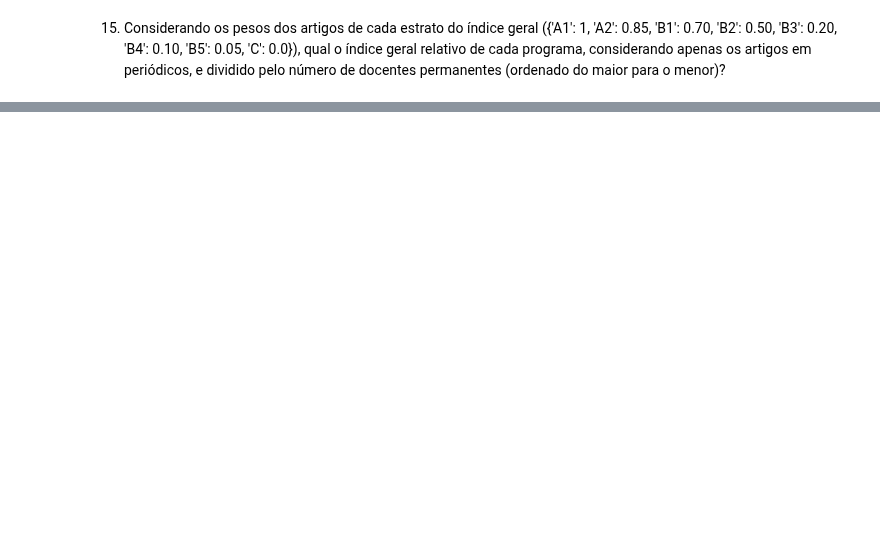
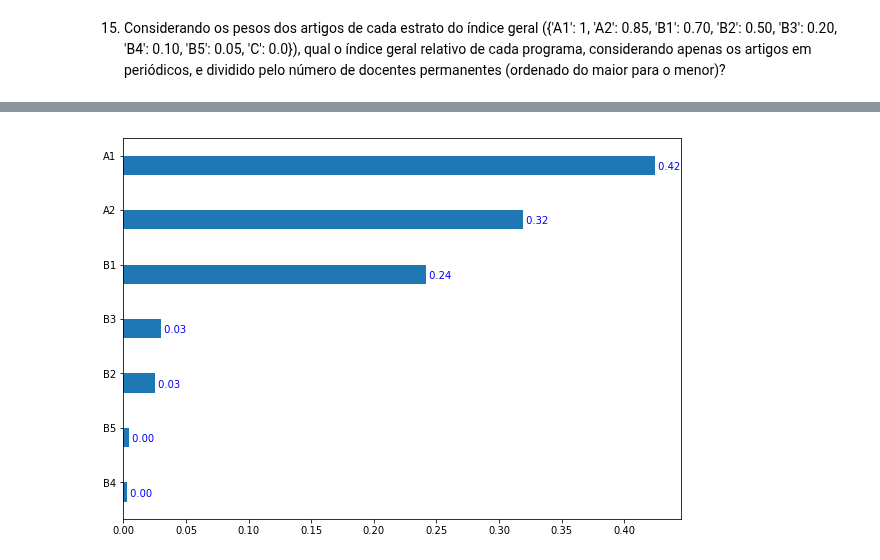
Before and after one commit to Pedalves/DataScience, a Jupyter notebook: CAPES/T1.1 Enunciado - Analise descritiva de dados de PG.ipynb, the cells around one changed output, grey strips where cells are left out. Drawn from its saved outputs; the diff is of its cells as text; code cells hidden in the pictures; blank space fills up the shorter version.

```diff
--- a/CAPES/T1.1 Enunciado - Analise descritiva de dados de PG.ipynb
+++ b/CAPES/T1.1 Enunciado - Analise descritiva de dados de PG.ipynb
@@ -1086,0 +1161,18 @@ pesos = {'A1': 1, 'A2': 0.85, 'B1': 0.70, 'B2': 0.50, 'B3': 0.20, 'B4': 0.10, 'B
+# %%
+# Obter lista de estratos da questao 13
+q15_estratos_df = pd.DataFrame( index = estratos.keys() , data=estratos  )
+q15_estratos_df.index.name = "IdxRestrito"
+
+# Merge
+q15_estratos_df = pd.merge( q15_estratos_df , q15_pesos_df , left_index = True , right_index = True )
+
+# Calculo do estrato ponderado
+q15_estratos_df['ponderado'] = q15_estratos_df['Estrato'] * q15_estratos_df['peso']
+
+# Calculo do ponderado por total docentes
+q15_estratos_df['fator'] = q15_estratos_df['ponderado'] / q14_docentes_qty
+
+# Ordenando
+q15_estratos_df = q15_estratos_df.sort_values('fator')
+
+q15_estratos_df
@@ -1086,0 +1189,29 @@ pesos = {'A1': 1, 'A2': 0.85, 'B1': 0.70, 'B2': 0.50, 'B3': 0.20, 'B4': 0.10, 'B
+# %%
+fig, ax = plt.subplots()
+
+width = 0.35
+
+ind = np.arange(len(q15_estratos_df.index))
+
+plt1 = ax.barh(ind-width/2, q15_estratos_df.fator, width)
+
+# Etiquetas
+for i, v in enumerate( q15_estratos_df.fator ):
+    ax.text( v,
+            i - 0.2,
+            " {:.2f}".format(v),
+            color='blue',
+            fontweight='regular',
+            va='center',
+            ha='left',
+            )
+
+
+ax.set_yticks(ind)
+ax.set_yticklabels(q15_estratos_df.index)
+
+fig.set_size_inches(10, 7)
+
+plt.show()
+# %% [output]
+[figure, added]
```
Also changed, not shown: parts of 7 cells of this notebook, 1 other file.
